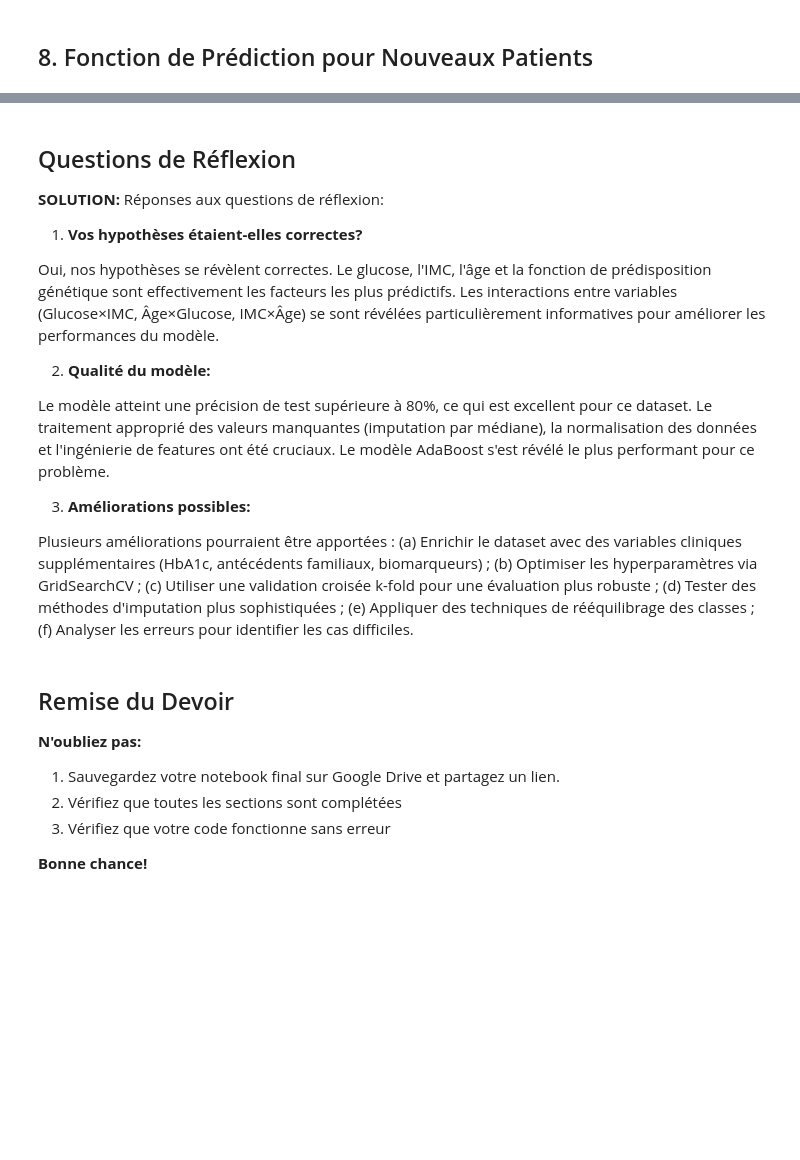
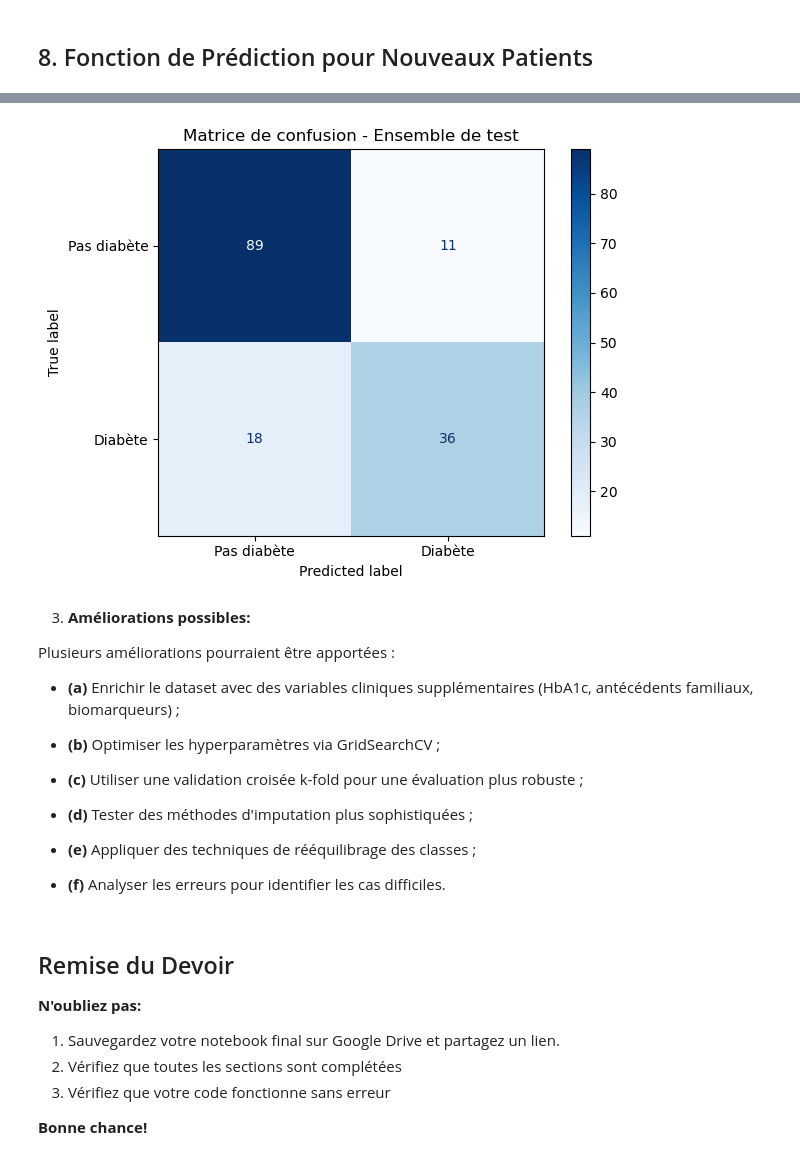
Before and after one commit to maclandrol/cours-ia-med, a Jupyter notebook: devoirs/solutions/Homework_Diabetes_Prediction_SOLUTION.ipynb, the cells around one changed output, grey strips where cells are left out. Saved outputs shown, nothing was run; the diff lists cells and outputs as text; code cells hidden in the pictures; blank space fills up the shorter version.

```diff
--- a/devoirs/solutions/Homework_Diabetes_Prediction_SOLUTION.ipynb
+++ b/devoirs/solutions/Homework_Diabetes_Prediction_SOLUTION.ipynb
@@ -446,19 +514,33 @@ print(f"Probabilité de diabète: {prob:.2%}")
+# %%
+# Matrice de confusion
+from sklearn.metrics import confusion_matrix, ConfusionMatrixDisplay
+
+cm = confusion_matrix(y_test, y_test_pred)
+disp = ConfusionMatrixDisplay(
+    confusion_matrix=cm, display_labels=["Pas diabète", "Diabète"]
+)
+disp.plot(cmap="Blues", values_format="d")
+plt.title("Matrice de confusion - Ensemble de test")
+plt.tight_layout()
+plt.show()
+# %% [output]
+[figure, added]
 # %% [markdown]
-## Questions de Réflexion
-
-**SOLUTION:** Réponses aux questions de réflexion:
-
-1. **Vos hypothèses étaient-elles correctes?**
-
-Oui, nos hypothèses se révèlent correctes. Le glucose, l'IMC, l'âge et la fonction de prédisposition génétique sont effectivement les facteurs les plus prédictifs. Les interactions entre variables (Glucose×IMC, Âge×Glucose, IMC×Âge) se sont révélées particulièrement informatives pour améliorer les performances du modèle.
-
-2. **Qualité du modèle:**
-
-Le modèle atteint une précision de test supérieure à 80%, ce qui est excellent pour ce dataset. Le traitement approprié des valeurs manquantes (imputation par médiane), la normalisation des données et l'ingénierie de features ont été cruciaux. Le modèle AdaBoost s'est révélé le plus performant pour ce problème.
-
 3. **Améliorations possibles:**
 
-Plusieurs améliorations pourraient être apportées : (a) Enrichir le dataset avec des variables cliniques supplémentaires (HbA1c, antécédents familiaux, biomarqueurs) ; (b) Optimiser les hyperparamètres via GridSearchCV ; (c) Utiliser une validation croisée k-fold pour une évaluation plus robuste ; (d) Tester des méthodes d'imputation plus sophistiquées ; (e) Appliquer des techniques de rééquilibrage des classes ; (f) Analyser les erreurs pour identifier les cas difficiles.
+Plusieurs améliorations pourraient être apportées :
+
+- **(a)** Enrichir le dataset avec des variables cliniques supplémentaires (HbA1c, antécédents familiaux, biomarqueurs) ;
+
+- **(b)** Optimiser les hyperparamètres via GridSearchCV ;
+
+- **(c)** Utiliser une validation croisée k-fold pour une évaluation plus robuste ;
+
+- **(d)** Tester des méthodes d'imputation plus sophistiquées ;
+
+- **(e)** Appliquer des techniques de rééquilibrage des classes ;
+
+- **(f)** Analyser les erreurs pour identifier les cas difficiles.
 # %% [markdown]
 ## Remise du Devoir
 
```
Also changed, not shown: parts of 11 cells of this notebook, 1 other file.
